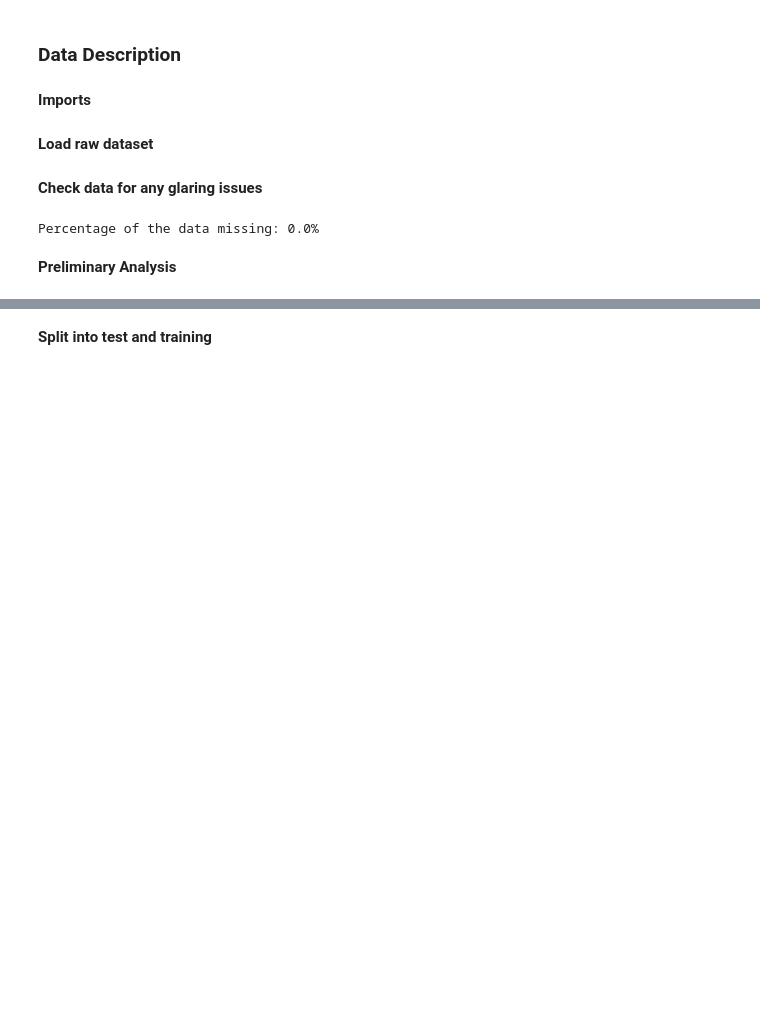
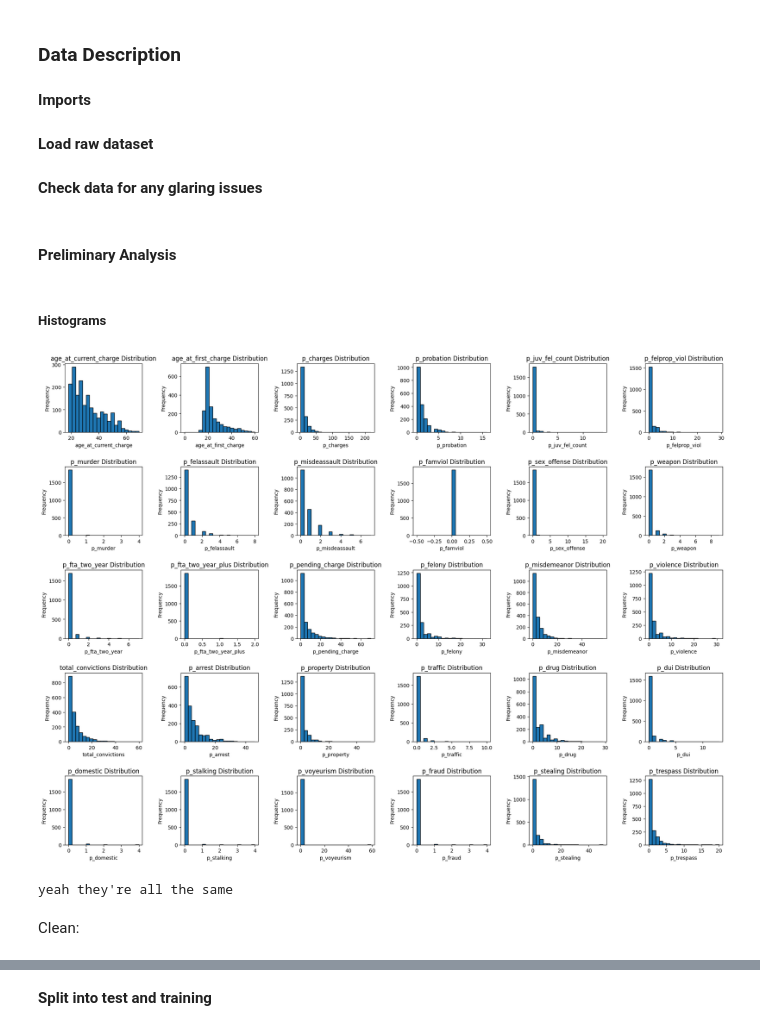
Before and after one commit to LNickelsburg/Interpretable-Recidivism-Predictor, a Jupyter notebook: dataset/data_description.ipynb, the cells around one changed output, grey strips where cells are left out. Drawn from its saved outputs; the diff is of its cells as text; code cells hidden in the pictures; blank space fills up the shorter version.

```diff
--- a/dataset/data_description.ipynb
+++ b/dataset/data_description.ipynb
@@ -17,7 +37,7 @@ dataset = pd.read_csv("broward_data.csv")
 missing_vals = dataset.isna().sum().sum()           #num missing values
 total_vals = dataset.shape[0] * dataset.shape[1]    #total num values
 pct_missing = (missing_vals / total_vals) * 100     #percent of the data missing
-print(f"Percentage of the data missing: {pct_missing}%\n")
+#print(f'Percentage of the data missing: {pct_missing}%\n')
 
 ### DUPLICATES ###
 #if any person is in the dataset twice, the duplicate will be removed
@@ -27,7 +47,5 @@ dataset.drop_duplicates(subset=[dataset.columns[0]], inplace=True)
 #make sure these look correct
 data_types = dataset.dtypes
 #print(data_types)
-# %% [output]
-Percentage of the data missing: 0.0%
 # %% [markdown]
-**Preliminary Analysis**
+#### **Preliminary Analysis**
@@ -47,0 +52,46 @@ Percentage of the data missing: 0.0%
+# %% [markdown]
+##### Histograms
+# %%
+### HISTOGRAMS ###
+# to show distribution of data
+# features that could possibly be represented with one:
+numerical_features = ['age_at_current_charge','age_at_first_charge','p_charges',
+                      'p_probation','p_juv_fel_count','p_felprop_viol','p_murder',
+                      'p_felassault','p_misdeassault','p_famviol','p_sex_offense',
+                      'p_weapon','p_fta_two_year','p_fta_two_year_plus',
+                      'p_pending_charge','p_felony','p_misdemeanor','p_violence',
+                      'total_convictions','p_arrest','p_property','p_traffic','p_drug',
+                      'p_dui','p_domestic','p_stalking','p_voyeurism','p_fraud',
+                      'p_stealing','p_trespass']
+
+# display details
+rows = 5
+cols = 6
+fig, axes = plt.subplots(rows, cols, figsize=(20, 15))
+fig.tight_layout(pad=5.0)
+
+# loop through features
+for i, feature in enumerate(numerical_features):
+    row = i // cols
+    col = i % cols
+    ax = axes[row, col]
+    ax.hist(dataset[feature], bins=20, edgecolor='black')
+    ax.set_title(f"{feature} Distribution")
+    ax.set_xlabel(feature)
+    ax.set_ylabel("Frequency")
+
+# display
+plt.subplots_adjust(hspace=0.5, wspace=0.5)
+plt.show()
+# %% [output]
+[figure, added]
+# %%
+# it appears that the variance of feature 'p_famviol' is zero. confirm this:
+if dataset['p_famviol'].max() == dataset['p_famviol'].min():
+    print("yeah they're all the same")
+else:
+    print("nah")
+# %% [output]
+yeah they're all the same
+# %% [markdown]
+Clean:
```
Also changed, not shown: parts of 11 cells of this notebook.
